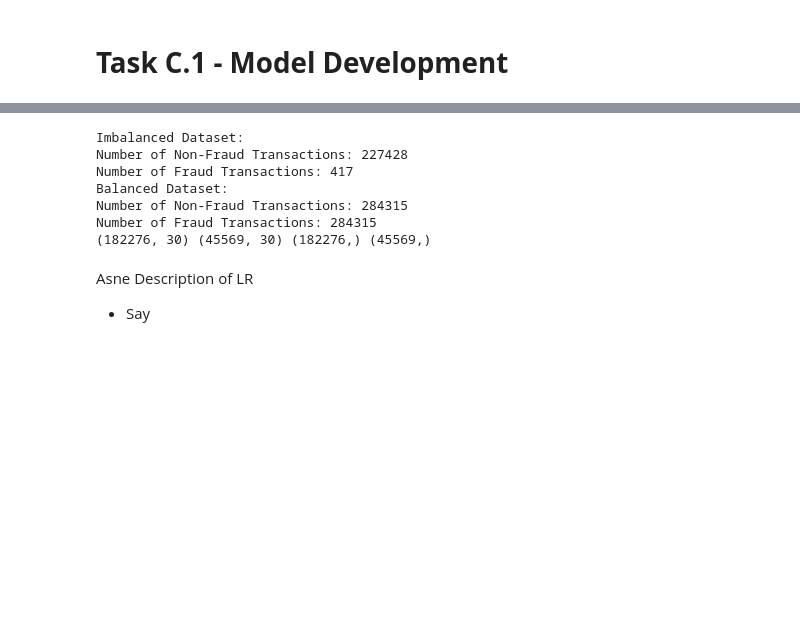
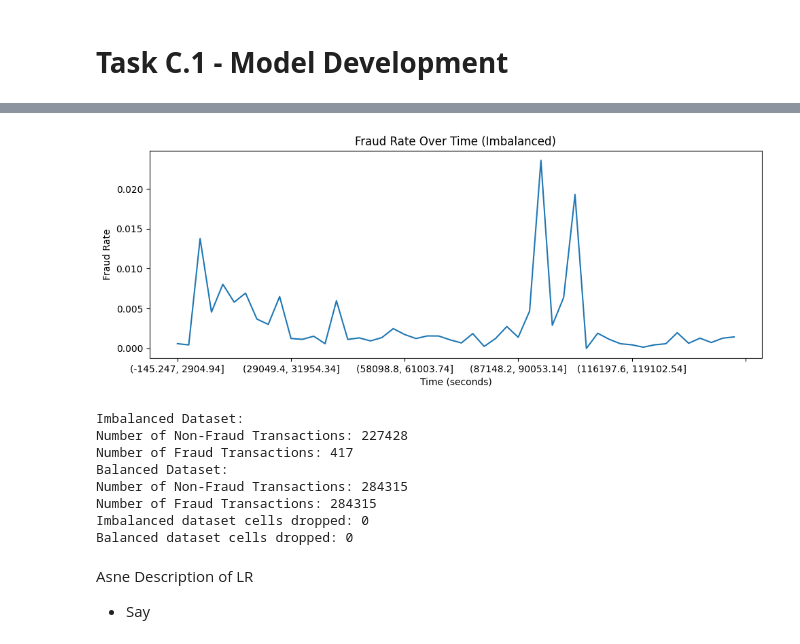
Before and after one commit to IvanCh3ung/EECE564_A3, a Jupyter notebook: A3.ipynb, the cells around one changed output, grey strips where cells are left out. Saved outputs shown, nothing was run; the diff lists cells and outputs as text; code cells hidden in the pictures; blank space fills up the shorter version.

```diff
--- a/A3.ipynb
+++ b/A3.ipynb
@@ -16,51 +24,68 @@ N
 # %%
+########################
+# LOAD AND CLEAN DATA  #
+########################
+
 import pandas as pd
 import matplotlib.pyplot as plt
 import csv
 import numpy as np
 from sklearn.model_selection import StratifiedShuffleSplit
 
 # Load datasets
 creditCard_imbalance = pd.read_csv('creditcard_imbalanced.csv')
 creditCard_balance = pd.read_csv('creditcard_2023.csv')
 
+# Plot and check for time-based patterns in the imbalanced dataset
+time_bins = pd.cut(creditCard_imbalance['Time'], bins=50)
+fraud_rate = creditCard_imbalance.groupby(time_bins)['Class'].mean()
 
+plt.figure(figsize=(10, 4))
+fraud_rate.plot()
+plt.title('Fraud Rate Over Time (Imbalanced)')
+plt.xlabel('Time (seconds)')
+plt.ylabel('Fraud Rate')
+plt.tight_layout()
+plt.show()
 # print number of fraud and non-fraud transactions in the imbalanced dataset
 print("Imbalanced Dataset:")
 print("Number of Non-Fraud Transactions:", creditCard_imbalance[creditCard_imbalance['Class'] == 0].shape[0])
 print("Number of Fraud Transactions:", creditCard_imbalance[creditCard_imbalance['Class'] == 1].shape[0])
 
 # print number of fraud and non-fraud transactions in the balanced dataset
 print("Balanced Dataset:")
 print("Number of Non-Fraud Transactions:", creditCard_balance[creditCard_balance['Class'] == 0].shape[0])
 print("Number of Fraud Transactions:", creditCard_balance[creditCard_balance['Class'] == 1].shape[0])
 
+# Clean data
+imb_missing_before = creditCard_imbalance.isna().sum().sum()
+bal_missing_before = creditCard_balance.isna().sum().sum()
 
 creditCard_imbalance = creditCard_imbalance.dropna()
 creditCard_balance = creditCard_balance.dropna()
 
-# Split data
-X_imbalanced = creditCard_imbalance.drop('Class', axis=1)
+imb_missing_after = creditCard_imbalance.isna().sum().sum()
+bal_missing_after = creditCard_balance.isna().sum().sum()
+
+print(f"Imbalanced dataset cells dropped: {imb_missing_before - imb_missing_after}")
+print(f"Balanced dataset cells dropped: {bal_missing_before - bal_missing_after}")
+
+# Split data (numeric columns only for model training)
+X_imbalanced = creditCard_imbalance.drop('Class', axis=1).select_dtypes(include=[np.number])
 y_imbalanced = creditCard_imbalance['Class']
 
-X_balanced = creditCard_balance.drop('Class', axis=1)
+X_balanced = creditCard_balance.drop('Class', axis=1).select_dtypes(include=[np.number])
 y_balanced = creditCard_balance['Class']
-
-
-# Use StratifiedShuffleSplit to split the imbalanced dataset
-sss = StratifiedShuffleSplit(n_splits=10, test_size=0.2, random_state=42)
-for train_index, test_index in sss.split(X_imbalanced, y_imbalanced):
-    X_train_imb, X_valid_imb = X_imbalanced.iloc[train_index], X_imbalanced.iloc[test_index]
-    Y_train_imb, Y_valid_imb = y_imbalanced.iloc[train_index], y_imbalanced.iloc[test_index]
-print(X_train_imb.shape, X_valid_imb.shape, Y_train_imb.shape, Y_valid_imb.shape)
 # %% [output]
+[figure, added]
 Imbalanced Dataset:
 Number of Non-Fraud Transactions: 227428
 Number of Fraud Transactions: 417
 Balanced Dataset:
 Number of Non-Fraud Transactions: 284315
 Number of Fraud Transactions: 284315
-(182276, 30) (45569, 30) (182276,) (45569,)
+Imbalanced dataset cells dropped: 0
+Balanced dataset cells dropped: 0
 # %% [markdown]
 Asne Description of LR
 - Say
```
Also changed, not shown: parts of 9 cells of this notebook.
